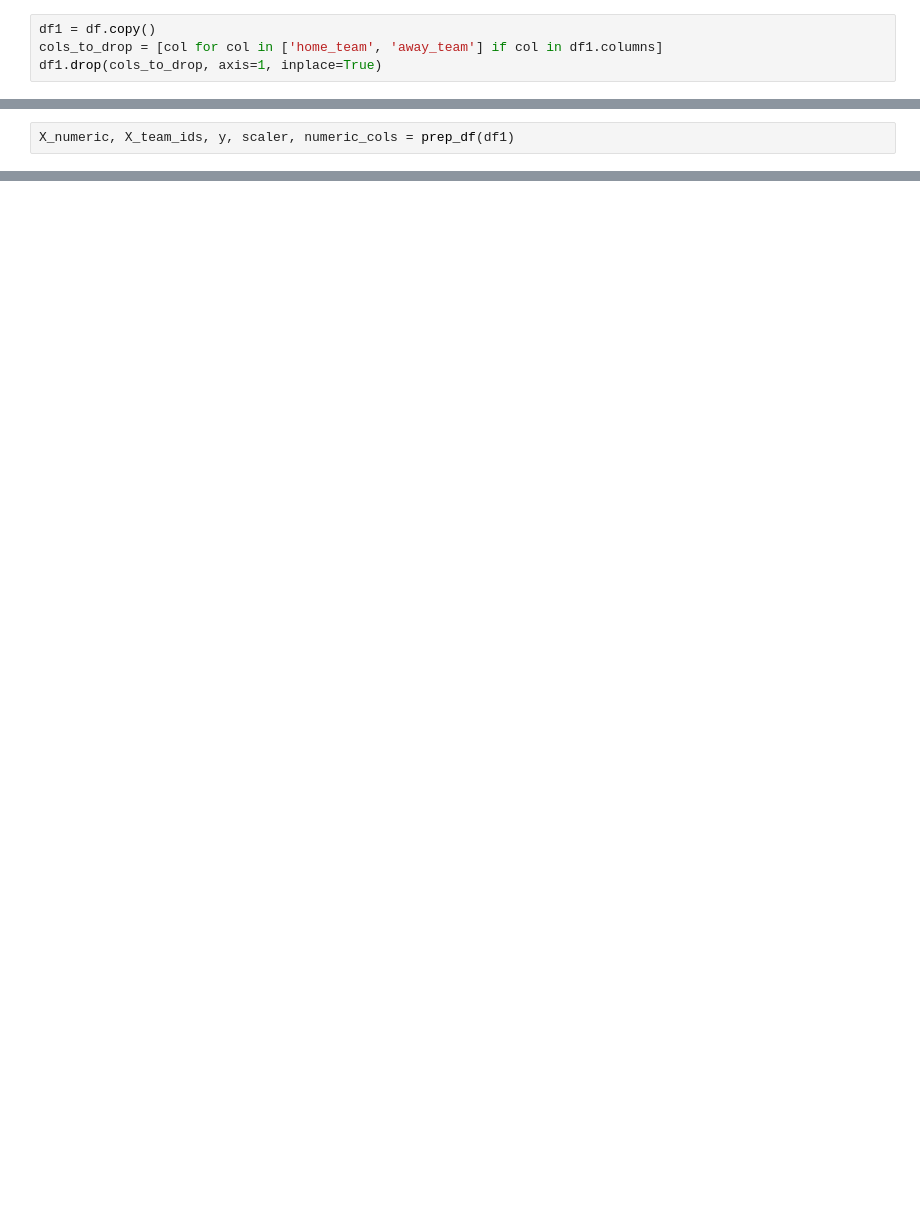
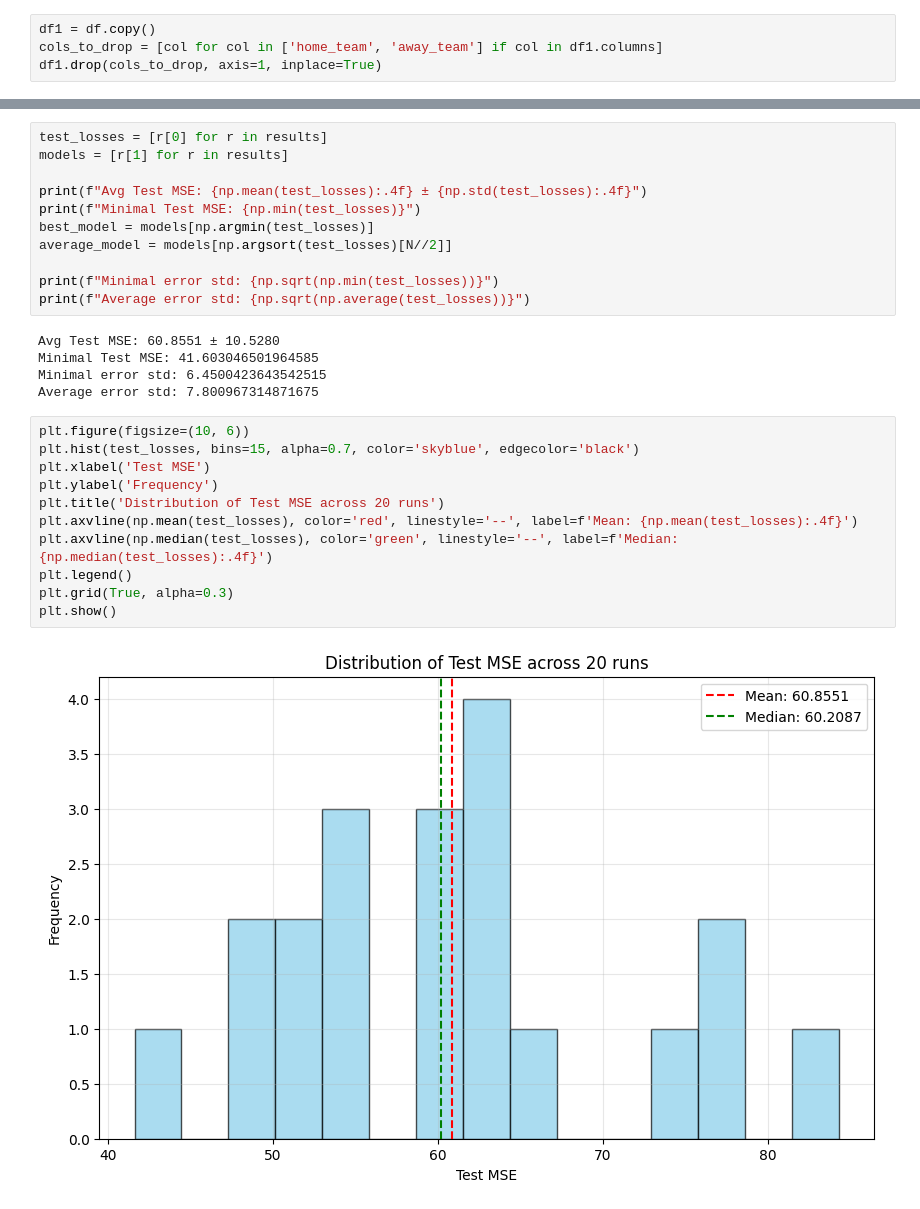
Before and after one commit to szymond44/nba-total-points-prediction-model, a Jupyter notebook: notebooks/nba-embedding-model-testing.ipynb, the cells around one changed output, grey strips where cells are left out. Saved outputs shown, nothing was run; the diff lists cells and outputs as text; blank space fills up the shorter version.

Commit message:
Add team_embedding model module, remove .pth file, fix different scaler problem, add markdown descriptions to nba-embedding-model-testing.ipynb

```diff
--- a/notebooks/nba-embedding-model-testing.ipynb
+++ b/notebooks/nba-embedding-model-testing.ipynb
@@ -47,5 +51,3 @@ df1.drop(cols_to_drop, axis=1, inplace=True)
 X_numeric shape: (13203, 22)
 X_team_ids shape: (13203, 2)
 y shape: (13203, 2)
-# %%
-X_numeric, X_team_ids, y, scaler, numeric_cols = prep_df(df1)
@@ -397,0 +173,29 @@ Test MSE: 45.6435
+# %%
+test_losses = [r[0] for r in results]
+models = [r[1] for r in results]
+
+print(f"Avg Test MSE: {np.mean(test_losses):.4f} ± {np.std(test_losses):.4f}")
+print(f"Minimal Test MSE: {np.min(test_losses)}")
+best_model = models[np.argmin(test_losses)]
+average_model = models[np.argsort(test_losses)[N//2]]
+
+print(f"Minimal error std: {np.sqrt(np.min(test_losses))}")
+print(f"Average error std: {np.sqrt(np.average(test_losses))}")
+# %% [output]
+Avg Test MSE: 60.8551 ± 10.5280
+Minimal Test MSE: 41.603046501964585
+Minimal error std: 6.4500423643542515
+Average error std: 7.800967314871675
+# %%
+plt.figure(figsize=(10, 6))
+plt.hist(test_losses, bins=15, alpha=0.7, color='skyblue', edgecolor='black')
+plt.xlabel('Test MSE')
+plt.ylabel('Frequency')
+plt.title('Distribution of Test MSE across 20 runs')
+plt.axvline(np.mean(test_losses), color='red', linestyle='--', label=f'Mean: {np.mean(test_losses):.4f}')
+plt.axvline(np.median(test_losses), color='green', linestyle='--', label=f'Median: {np.median(test_losses):.4f}')
+plt.legend()
+plt.grid(True, alpha=0.3)
+plt.show()
+# %% [output]
+[figure, added]
```
Also changed, not shown: parts of 11 cells of this notebook, 9 other files.
